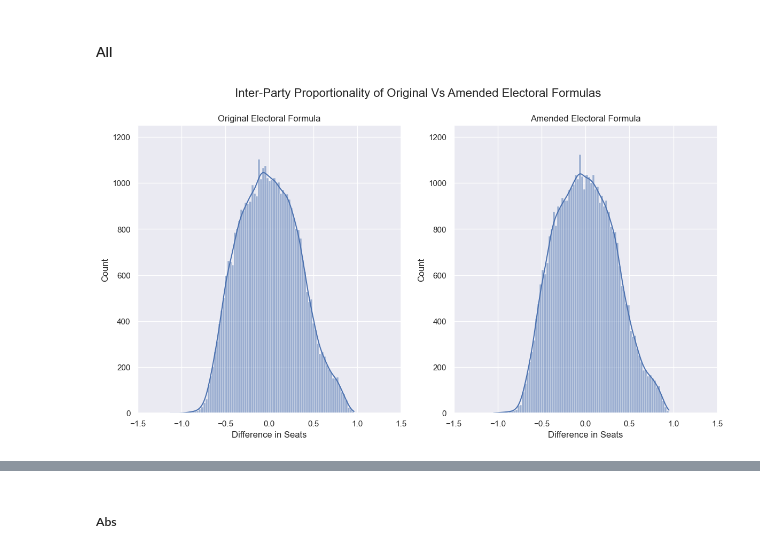
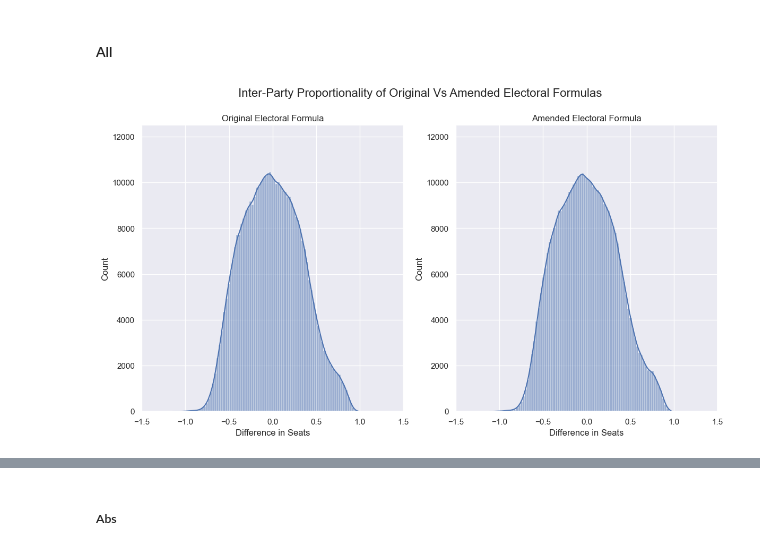
Before and after one commit to SimonRosen173/electoral-formula-polish, a Jupyter notebook: notebooks/analysis_exp2.ipynb, the cells around one changed output, grey strips where cells are left out. Cells and saved outputs as stored; diff of their text form; code cells hidden in the pictures.

```diff
--- a/notebooks/analysis_exp2.ipynb
+++ b/notebooks/analysis_exp2.ipynb
@@ -40,0 +40,7 @@ amend_df.head()
+# %%
+cols = pd.read_csv(f"{data_path}/nat_amend{file_postfix}.csv", nrows=10).columns
+drop_cols = ["max_diff_seats", "mean_diff_seats", "min_diff_seats",	"max_diff_perc",
+             "mean_diff_perc", "min_diff_perc"]
+use_cols = set(cols) - set(drop_cols)
+use_cols = list(use_cols)
+use_cols
@@ -41,8 +65,9 @@ amend_df.head()
 # %%
-amend_df = pd.read_csv(f"{data_path}/nat_amend{file_postfix}.csv")
-drop_cols = ["max_diff_seats", "mean_diff_seats", "min_diff_seats",	"max_diff_perc",
-             "mean_diff_perc", "min_diff_perc"]
-amend_df.drop(drop_cols, inplace=True, axis=1)
+amend_df = pd.read_csv(f"{data_path}/nat_amend{file_postfix}.csv",
+                       usecols=use_cols, nrows=NROWS)
+# drop_cols = ["max_diff_seats", "mean_diff_seats", "min_diff_seats",	"max_diff_perc",
+#              "mean_diff_perc", "min_diff_perc"]
+# amend_df.drop(drop_cols, inplace=True, axis=1)
 amend_df.head()
 # %% [output]
 |  | index | seats | forf_seats | tot_rem_seats | tot_surplus | is_ind | is_forfeit | reg_votes | comp_votes | ... |
@@ -59,7 +84,7 @@ amend_df.iloc[0, 0]
 # %% [markdown]
 ### Original Formula
 # %%
-orig_df = pd.read_csv(f"{data_path}/nat_orig{file_postfix}.csv")
+orig_df = pd.read_csv(f"{data_path}/nat_orig{file_postfix}.csv", nrows=NROWS)
 drop_cols = ["max_diff_seats", "mean_diff_seats", "min_diff_seats",	"max_diff_perc",
              "mean_diff_perc", "min_diff_perc"]
 orig_df.drop(drop_cols, inplace=True, axis=1)
@@ -686,35 +669,37 @@ Amended:
 Optimal seats for amended formula is only calculated using parties
 # %% [markdown]
 #### All
+# %%
+YMAX = 12500
 # %%
-y_max = 1250
+y_max = YMAX
 
 amend_all_data = all_amend_p_df
 orig_all_data = all_orig_df
 amend_all_data = amend_all_data[amend_all_data["is_ind"]==False]
 
 fig, axs = plt.subplots(1,2, figsize=(14, 7))
 
 fig.suptitle('Inter-Party Proportionality of Original Vs Amended Electoral Formulas', fontsize=16)
 
 for ax in axs:
     ax.set_xlim(-1.5, 1.5)
     ax.set_ylim(0, y_max)
 
 axs[0].set_xlabel("Difference in Seats")
 axs[1].set_xlabel("Difference in Seats")
 
 axs[0].set_title("Original Electoral Formula")
 axs[1].set_title("Amended Electoral Formula")
 
 hist_kwargs = {"binwidth":0.025, "kde": True}
 
 sns.histplot(orig_all_data["seat_diff"], ax=axs[0], **hist_kwargs)
 sns.histplot(amend_all_data["seat_diff"], ax=axs[1], **hist_kwargs)
 
 fig.savefig(f"{figs_path}/ip_prop.png")
 # %% [output]
-[figure, old version]
+[figure, new version]
 # %%
 sd_orig_stats = calc_stats(orig_all_data["seat_diff"])
 sd_amend_stats = calc_stats(amend_all_data["seat_diff"])
```
Also changed, not shown: parts of 44 cells of this notebook, 5 other files.
